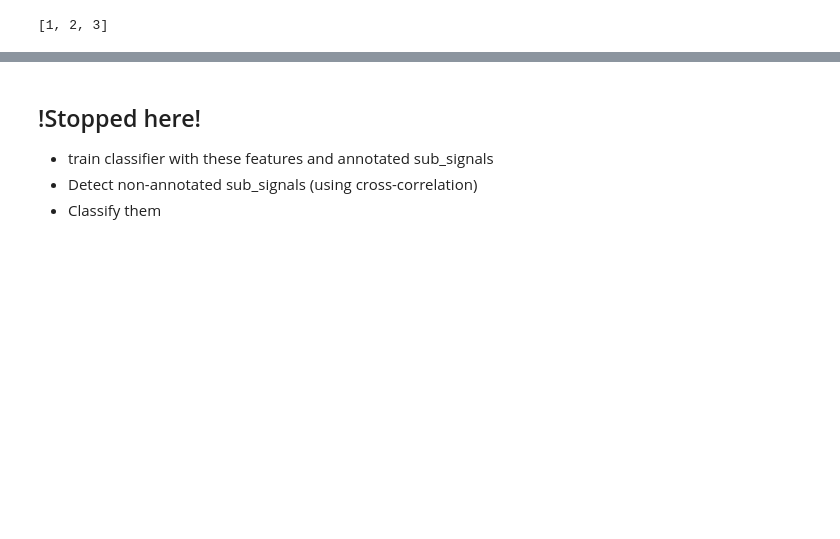
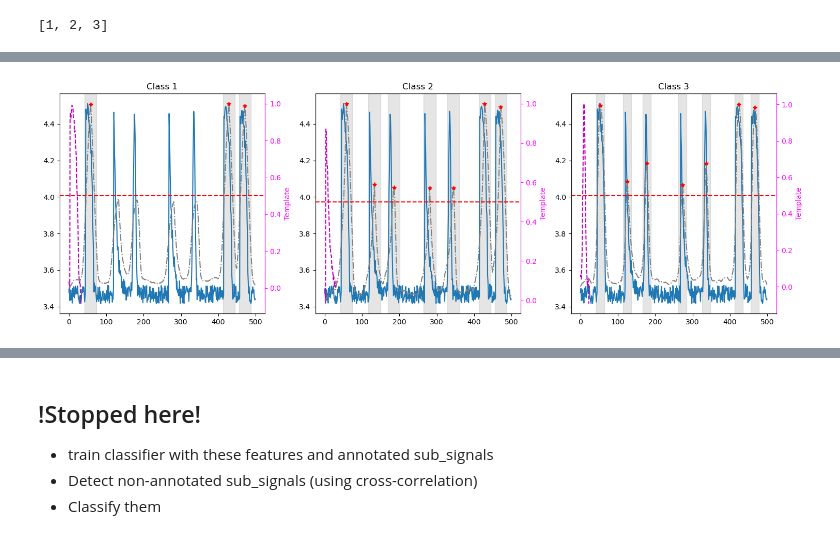
Before and after one commit to zoccoler/napari-signal-classifier, a Jupyter notebook: notebooks/WIP_sub_signal_classification_step_by_step.ipynb, the cells around one changed output, grey strips where cells are left out. Drawn from its saved outputs; the diff is of its cells as text; code cells hidden in the pictures; blank space fills up the shorter version.

```diff
--- a/notebooks/WIP_sub_signal_classification_step_by_step.ipynb
+++ b/notebooks/WIP_sub_signal_classification_step_by_step.ipynb
@@ -633,6 +633,6 @@ generate template function is quite slow (PCA approach deforms signals)
 # %% [markdown]
 Plot templates and compare them to the original signals
 # %%
-sub_signal_templates_mean = generate_templates_by_category(sub_signal_collection)
+sub_signal_templates = generate_templates_by_category(sub_signal_collection)
 # %%
 # Plot all signals separated by class in a different column
@@ -703,0 +693,31 @@ plt.tight_layout()
+# %%
+def detect_signal(composite_signal, template, threshold, return_cross_corr=False):
+    composite_signal_norm = (composite_signal - np.amin(composite_signal))/np.ptp(composite_signal)
+    template_norm = (template - np.amin(template))/np.ptp(template)
+    cross_corr = signal.correlate(composite_signal_norm, template_norm, mode='same')
+    normalized_corr = (cross_corr - np.min(cross_corr)) / np.ptp(cross_corr)
+    peaks_indices, _ = signal.find_peaks(normalized_corr, height=threshold)
+    if return_cross_corr:
+        return peaks_indices, normalized_corr
+    return peaks_indices
+
+threshold=0.5
+fig, ax = plt.subplots(1, len(sub_signal_templates), figsize=(15, 5))
+for i, sub_signal in enumerate(sub_signal_templates.values()):
+    peaks_indices, normalized_cross_corr = detect_signal(composite_signal1, sub_signal, threshold, return_cross_corr=True)
+    ax[i].plot(composite_signal1, label='Composite Signal')
+    ax2 = ax[i].twinx()
+    ax2.plot(sub_signal, 'm--', label='Template')
+    ax2.yaxis.label.set_color('magenta')
+    ax2.tick_params(axis='y', colors='magenta')
+    ax2.spines['right'].set_color('magenta')
+    ax2.set_ylabel('Template', color='magenta')
+    ax2.plot(normalized_cross_corr, '-.', color='gray', label='Normalized Cross-Correlation')
+    ax2.plot(peaks_indices, normalized_cross_corr[peaks_indices], 'r*', label='Detected Peaks')
+    ax2.axhline(y=threshold, color='r', linestyle='--')
+    for peak_index in peaks_indices:
+        ax[i].axvspan(peak_index-np.floor(len(sub_signal)/2), peak_index+np.floor(len(sub_signal)/2), color='gray', alpha=0.2)
+    ax[i].set_title(f'Class {i+1}')
+plt.tight_layout()
+# %% [output]
+[figure, added]
```
Also changed, not shown: parts of 14 cells of this notebook.
